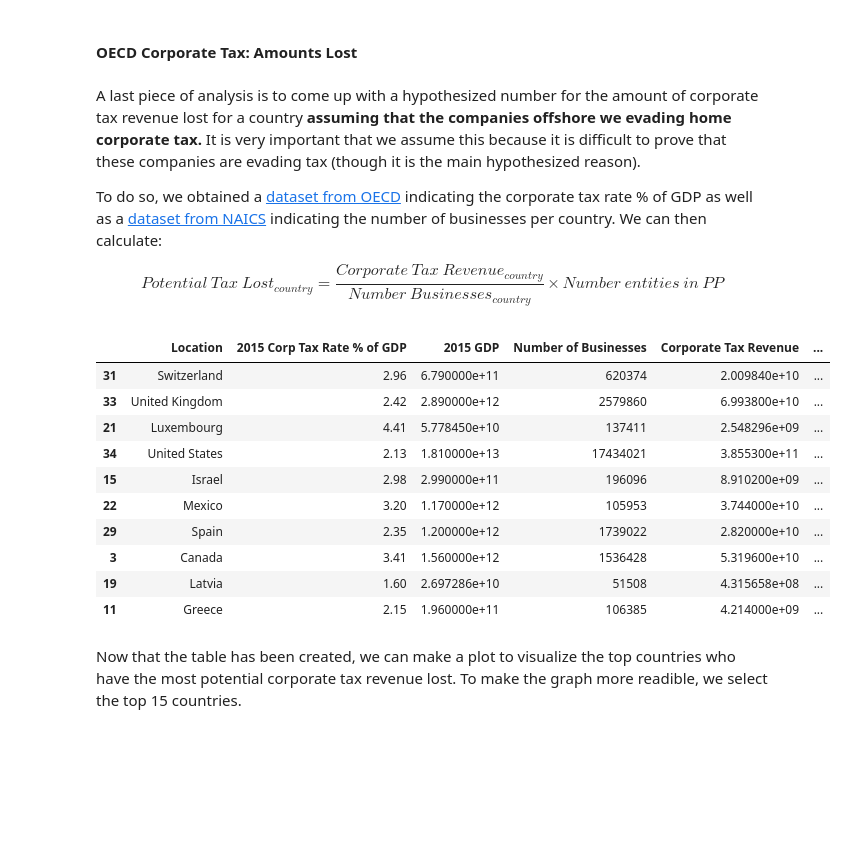
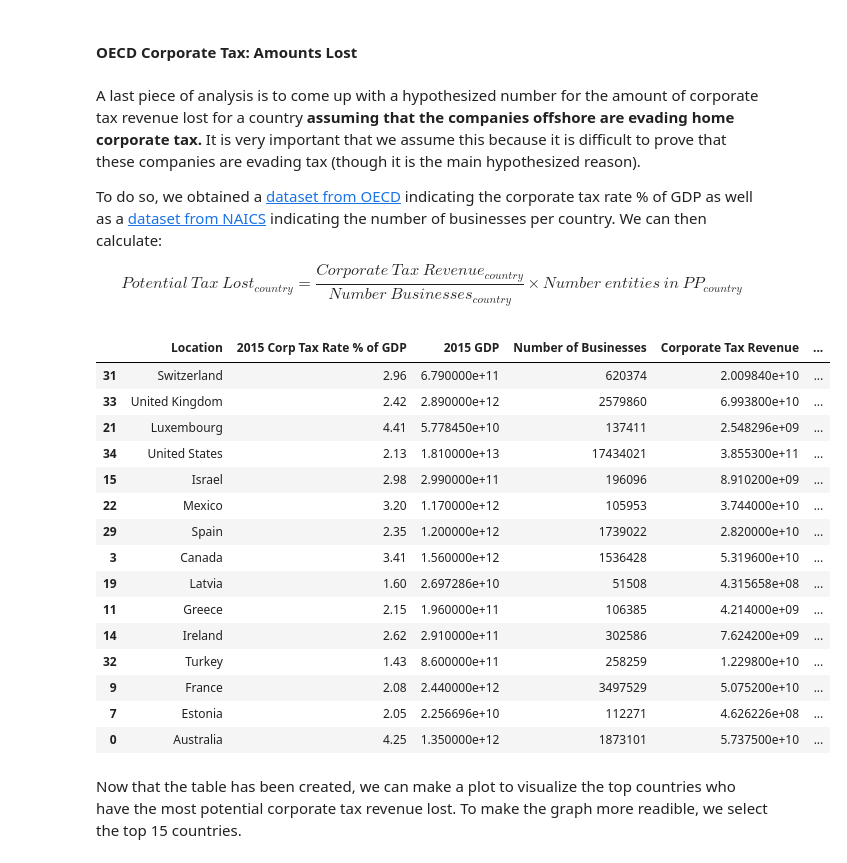
Before and after one commit to eddieshengyuwang/project_ada_akbar, a Jupyter notebook: main.ipynb, the cells around one changed output. Drawn from its saved outputs; the diff is of its cells as text; code cells hidden in the pictures; blank space fills up the shorter version.

```diff
--- a/main.ipynb
+++ b/main.ipynb
@@ -1492,12 +1492,12 @@ PLACE CONCLUSION OF THIS ANALYSIS MATCHING DATA STORY
 # %% [markdown]
 #### OECD Corporate Tax: Amounts Lost
 # %% [markdown]
-A last piece of analysis is to come up with a hypothesized number for the amount of corporate tax revenue lost for a country **assuming that the companies offshore we evading home corporate tax.** It is very important that we assume this because it is difficult to prove that these companies are evading tax (though it is the main hypothesized reason).
+A last piece of analysis is to come up with a hypothesized number for the amount of corporate tax revenue lost for a country **assuming that the companies offshore are evading home corporate tax.** It is very important that we assume this because it is difficult to prove that these companies are evading tax (though it is the main hypothesized reason).
 
 To do so, we obtained a [dataset from OECD](https://data.oecd.org/tax/tax-on-corporate-profits.htm) indicating the corporate tax rate % of GDP as well as a [dataset from NAICS](https://www.naics.com/business-lists/counts-by-country/) indicating the number of businesses per country. We can then calculate:
 
 $$
-Potential~Tax~Lost_{country} = \frac{Corporate~Tax~Revenue_{country}}{Number~Businesses_{country}} \times Number~ entities~in~PP
+Potential~Tax~Lost_{country} = \frac{Corporate~Tax~Revenue_{country}}{Number~Businesses_{country}} \times Number~ entities~in~PP_{country}
 $$
 # %%
 # loading data
@@ -1537,19 +1537,24 @@ m3['Potential Tax Lost'] = m3['Avg tax per business'] * m3['Count in PP']
 m3['Potential Real Corporate Tax Revenue'] = m3['Potential Tax Lost'] + m3['Corporate Tax Revenue']
 m3['% Tax Lost'] = m3['Potential Tax Lost'] / m3['Corporate Tax Revenue'] * 100
 # %%
-m3.head(10)
+m3.head(15)
 # %% [output]
 |  | Location | 2015 Corp Tax Rate % of GDP | 2015 GDP | Number of Businesses | Corporate Tax Revenue | ... |
 | 31 | Switzerland | 2.96 | 6.790000e+11 | 620374 | 2.009840e+10 | ... |
 | 33 | United Kingdom | 2.42 | 2.890000e+12 | 2579860 | 6.993800e+10 | ... |
 | 21 | Luxembourg | 4.41 | 5.778450e+10 | 137411 | 2.548296e+09 | ... |
 | 34 | United States | 2.13 | 1.810000e+13 | 17434021 | 3.855300e+11 | ... |
 | 15 | Israel | 2.98 | 2.990000e+11 | 196096 | 8.910200e+09 | ... |
 | 22 | Mexico | 3.20 | 1.170000e+12 | 105953 | 3.744000e+10 | ... |
 | 29 | Spain | 2.35 | 1.200000e+12 | 1739022 | 2.820000e+10 | ... |
 | 3 | Canada | 3.41 | 1.560000e+12 | 1536428 | 5.319600e+10 | ... |
 | 19 | Latvia | 1.60 | 2.697286e+10 | 51508 | 4.315658e+08 | ... |
 | 11 | Greece | 2.15 | 1.960000e+11 | 106385 | 4.214000e+09 | ... |
+| 14 | Ireland | 2.62 | 2.910000e+11 | 302586 | 7.624200e+09 | ... |
+| 32 | Turkey | 1.43 | 8.600000e+11 | 258259 | 1.229800e+10 | ... |
+| 9 | France | 2.08 | 2.440000e+12 | 3497529 | 5.075200e+10 | ... |
+| 7 | Estonia | 2.05 | 2.256696e+10 | 112271 | 4.626226e+08 | ... |
+| 0 | Australia | 4.25 | 1.350000e+12 | 1873101 | 5.737500e+10 | ... |
 # %% [markdown]
 Now that the table has been created, we can make a plot to visualize the top countries who have the most potential corporate tax revenue lost. To make the graph more readible, we select the top 15 countries.
 # %%
```
Also changed, not shown: parts of 2 cells of this notebook, 10 other files.
